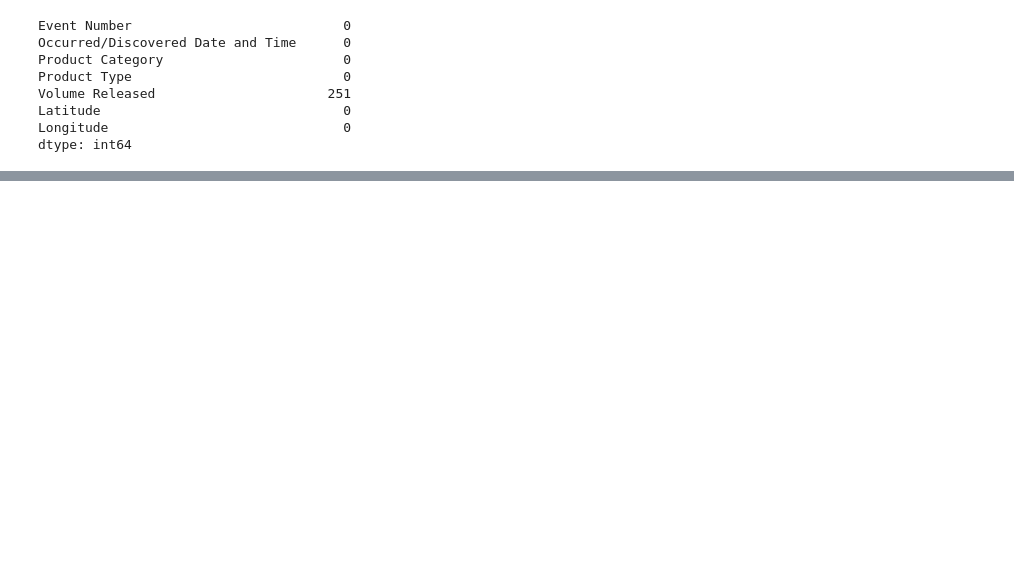
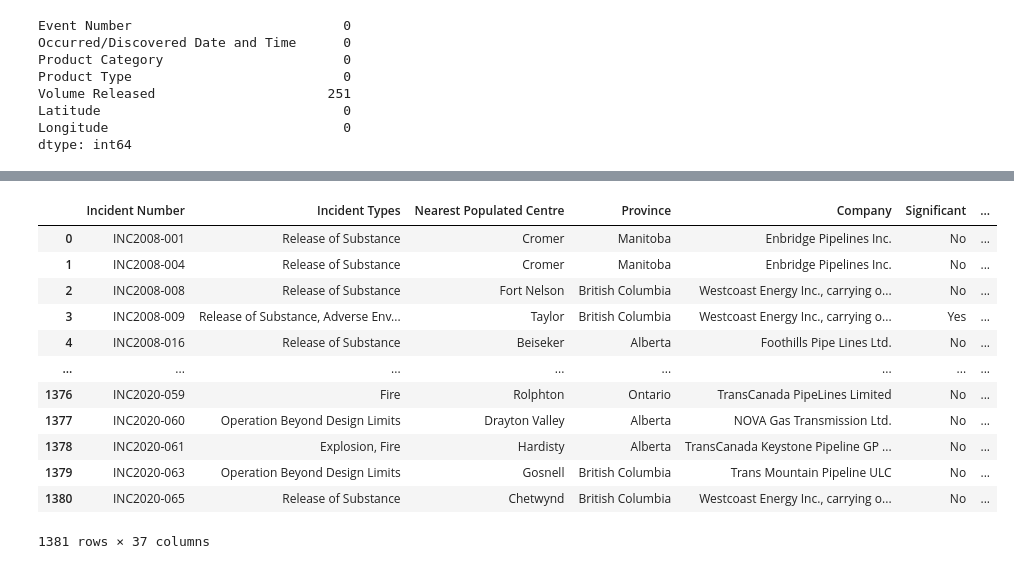
Before and after one commit to cbrad077/SSC_Case1, a Jupyter notebook: Data/SSC_initial_data_staging.ipynb, the cells around one changed output, grey strips where cells are left out. Drawn from its saved outputs; the diff is of its cells as text; code cells hidden in the pictures; blank space fills up the shorter version.

```diff
--- a/Data/SSC_initial_data_staging.ipynb
+++ b/Data/SSC_initial_data_staging.ipynb
@@ -100,0 +130,36 @@ for col in incidents_extend:
+# %%
+# select subset of incident_extend features to include
+
+incidents_extend_update = incidents_extend[['Incident Number', 'Incident Types', 'Nearest Populated Centre', 'Province',
+                                            'Company', 'Significant', 'Detailed what happened', 'What happened category',
+                                            'Detailed why it happened', 'Why it happened category',
+                                            'Activity being performed at time of incident', 'How the incident was discovered',
+                                            'Pipeline or facility equipment involved', 'Rupture', 'Pipe body release',
+                                            'Residual effects on the environment', 'Pipeline Name',
+                                            'Pipeline outside diameter (NPS)', 'Pipeline length (km)', 'Population Density',
+                                            'Kilometre post', 'Emergency Level', 'Equipment or component involved',
+                                            'Nominal pipe size', 'Material', 'Licensed maximum operating pressure (kPa)',
+                                            'Year of installation', 'Year when put into service', 'Repair type',
+                                            'Equipment or component has never been inspected',
+                                            'Most recent inspection date for the failed equipment or component',
+                                            'Type of most recent inspection', 'Most recent inspection part of the routine inspection program',
+                                            'No maintenance done on this equipment or component',
+                                            'Date of the most recent maintenance work for the failed equipment or component',
+                                            'Most recent maintenance Type',
+                                            'Most recent maintenance work part of the routine maintenance program']].copy()
+# %%
+incidents_extend_update
+# %% [output]
+|  | Incident Number | Incident Types | Nearest Populated Centre | Province | Company | Significant | ... |
+| 0 | INC2008-001 | Release of Substance | Cromer | Manitoba | Enbridge Pipelines Inc. | No | ... |
+| 1 | INC2008-004 | Release of Substance | Cromer | Manitoba | Enbridge Pipelines Inc. | No | ... |
+| 2 | INC2008-008 | Release of Substance | Fort Nelson | British Columbia | Westcoast Energy Inc., carrying o... | No | ... |
+| 3 | INC2008-009 | Release of Substance, Adverse Env... | Taylor | British Columbia | Westcoast Energy Inc., carrying o... | Yes | ... |
+| 4 | INC2008-016 | Release of Substance | Beiseker | Alberta | Foothills Pipe Lines Ltd. | No | ... |
+| ... | ... | ... | ... | ... | ... | ... | ... |
+| 1376 | INC2020-059 | Fire | Rolphton | Ontario | TransCanada PipeLines Limited | No | ... |
+| 1377 | INC2020-060 | Operation Beyond Design Limits | Drayton Valley | Alberta | NOVA Gas Transmission Ltd. | No | ... |
+| 1378 | INC2020-061 | Explosion, Fire | Hardisty | Alberta | TransCanada Keystone Pipeline GP ... | No | ... |
+| 1379 | INC2020-063 | Operation Beyond Design Limits | Gosnell | British Columbia | Trans Mountain Pipeline ULC | No | ... |
+| 1380 | INC2020-065 | Release of Substance | Chetwynd | British Columbia | Westcoast Energy Inc., carrying o... | No | ... |
+1381 rows × 37 columns
```
Also changed, not shown: parts of 17 cells of this notebook.
